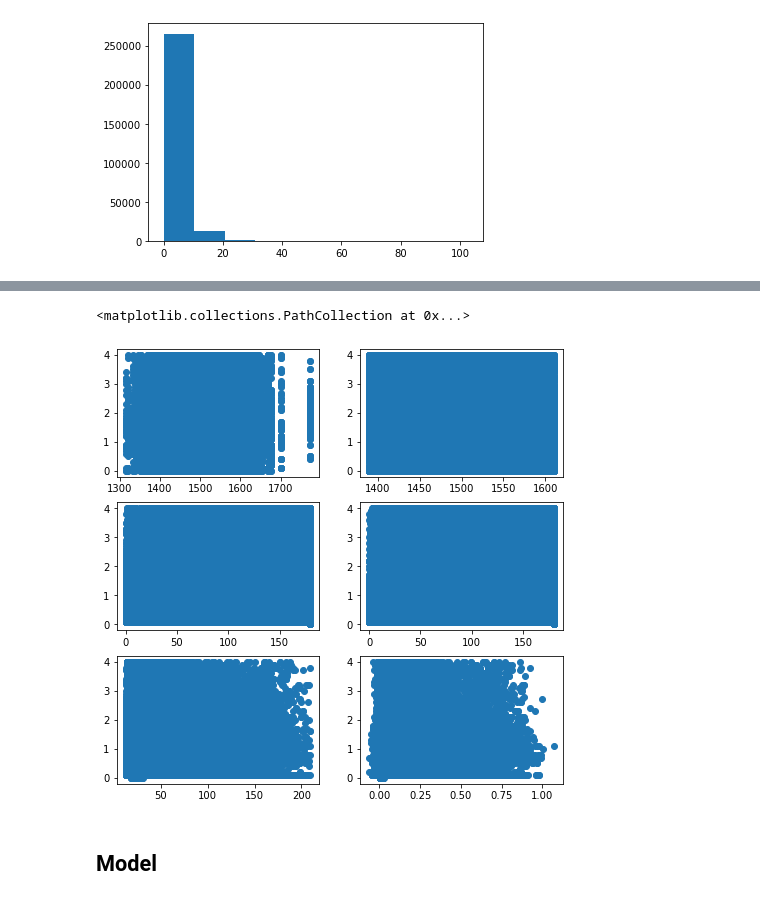
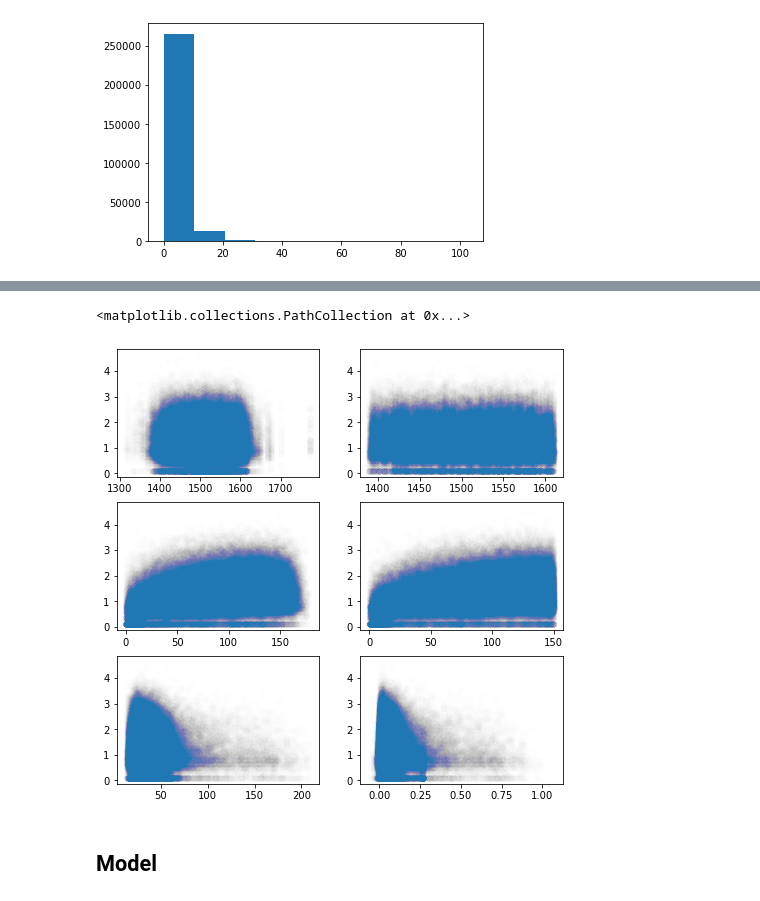
Before and after one commit to nicktalati/chessie, a Jupyter notebook: Time Ridge Model.ipynb, the cells around one changed output, grey strips where cells are left out. Drawn from its saved outputs; the diff is of its cells as text; code cells hidden in the pictures.

```diff
--- a/Time Ridge Model.ipynb
+++ b/Time Ridge Model.ipynb
@@ -22,3 +22,6 @@ df
 | 279236 | 1430.0 | 1419.0 | 26.5 | 117.7 | 29.81 | 0.00213 | 2.9 |
 | 279237 | 1430.0 | 1419.0 | 26.5 | 114.8 | 34.69 | 0.04074 | 1.1 |
 279238 rows × 7 columns
+# %%
+df["log_move_time"] = np.log(df['move_time'] + 1)
+# df['move_time']
@@ -25,3 +44,9 @@ df
+# %%
+# filter for move_time <= 4
+df_nooutliers = df[df['move_time'] > 0.1] # 75%
+df_nooutliers = df[df['log_move_time'] > math.exp(0.100001)] # 75%
+df_nooutliers = df[df['white_time_left'] <= 150]
+df_nooutliers = df[df['black_time_left'] <= 150]
 # %%
 # Create the feature matrix and target variable as numpy arrays
 feature_cols = ['white_time_left', 'black_time_left', 'expected_loss', 'blunder_chance']
@@ -80,7 +107,3 @@ plt.hist(df['move_time'])
          82.16,  92.43, 102.7 ]),
  <BarContainer object of 10 artists>)
 [figure]
-# %%
-# filter for move_time <= 4
-df_nooutliers = df[df['move_time'] <= 4] # 75%
-df_nooutliers
@@ -109,17 +134,17 @@ plt.hist(df_nooutliers['move_time'])
 # %%
 # Linearity: Create scatter plots
 fig, axs = plt.subplots(3, 2, figsize=(8, 8))
 
 # Plot the data on each subplot
-axs[0, 0].scatter(df_nooutliers['white_elo'], df_nooutliers['move_time']) # almost no correlation between elo and move time.
-axs[0, 1].scatter(df_nooutliers['black_elo'], df_nooutliers['move_time'])
-axs[1, 0].scatter(df_nooutliers['white_time_left'], df_nooutliers['move_time']) # slight positive correlation (the more time left, the longer the move time.)
-axs[1, 1].scatter(df_nooutliers['black_time_left'], df_nooutliers['move_time'])
-axs[2, 0].scatter(df_nooutliers['expected_loss'], df_nooutliers['move_time']) # small negative correlation (higher expected loss correlates with shorter time.)
-axs[2, 1].scatter(df_nooutliers['blunder_chance'], df_nooutliers['move_time'])
+axs[0, 0].scatter(df_nooutliers['white_elo'], df_nooutliers['log_move_time'], alpha=0.005) # almost no correlation between elo and move time.
+axs[0, 1].scatter(df_nooutliers['black_elo'], df_nooutliers['log_move_time'], alpha=0.005)
+axs[1, 0].scatter(df_nooutliers['white_time_left'], df_nooutliers['log_move_time'], alpha=0.005) # slight positive correlation (the more time left, the longer the move time.)
+axs[1, 1].scatter(df_nooutliers['black_time_left'], df_nooutliers['log_move_time'], alpha=0.005)
+axs[2, 0].scatter(df_nooutliers['expected_loss'], df_nooutliers['log_move_time'], alpha=0.005) # small negative correlation (higher expected loss correlates with shorter time.)
+axs[2, 1].scatter(df_nooutliers['blunder_chance'], df_nooutliers['log_move_time'], alpha=0.005)
 # %% [output]
 <matplotlib.collections.PathCollection at 0x...>
-[figure, old version]
+[figure, new version]
 # %% [markdown]
 ## Model
 # %%
```
Also changed, not shown: parts of 10 cells of this notebook.
